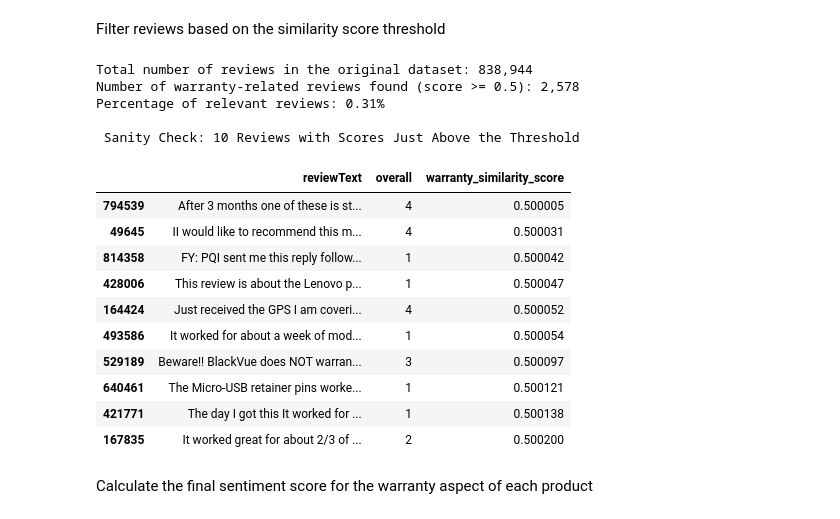
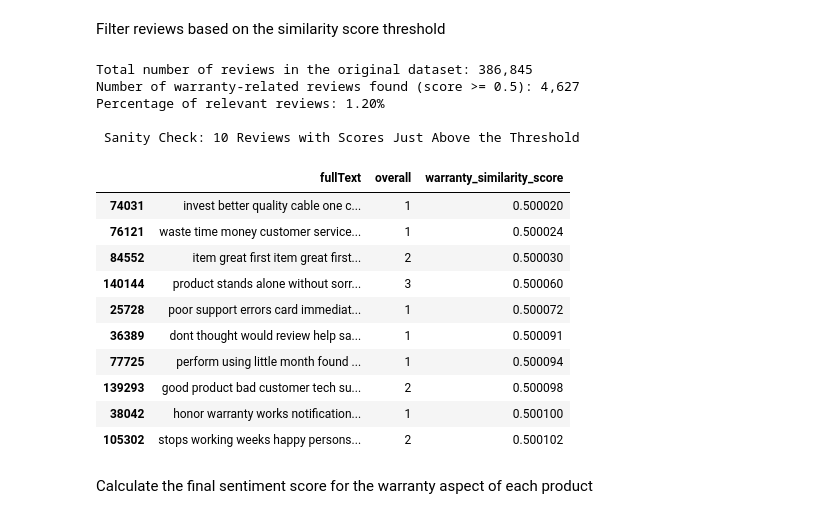
Before and after one commit to elli-saberi/Amazon-reviews-sentiment-analysis, a Jupyter notebook: part2_warranty_sentiment_analysis_using_sentence_bert.ipynb, the cells around one changed output. Drawn from its saved outputs; the diff is of its cells as text; code cells hidden in the pictures.

```diff
--- a/part2_warranty_sentiment_analysis_using_sentence_bert.ipynb
+++ b/part2_warranty_sentiment_analysis_using_sentence_bert.ipynb
@@ -28,7 +28,7 @@ drive.mount('/content/drive')
 # %% [output]
 Mounted at /content/drive
 # %%
-train_path = '/content/drive/My Drive/sentiment analysis-ph2p1/train_data.csv'
+train_path = '/content/drive/My Drive/sentiment analysis-ph2p1/cleaned_balanced_data.csv'
 brand_path = '/content/drive/My Drive/sentiment analysis-ph2p1/title_brand.csv'
 
 train_df = pd.read_csv(train_path)
@@ -73,12 +77,3 @@ Embedding Preview: [-0.01528103  0.01013591  0.03823137 -0.03586568 -0.01068276]
 ------------------------------
 
 Shape of the final embeddings matrix: (3, 384)
-# %%
-# Check for missing values in the reviewText column
-missing_reviews = train_df['reviewText'].isnull().sum()
-print(f"Number of missing reviews in 'reviewText': {missing_reviews}")
-
-# If there are missing values, a simple solution is to fill them with an empty string
-if missing_reviews > 0:
-    train_df['reviewText'].fillna('', inplace=True)
-    print("Filled missing reviews with empty strings.")
@@ -87,12 +80,12 @@ Number of missing reviews in 'reviewText': 0
 # %%
 # Let's grab the list of all reviews
-reviews_list = train_df['reviewText'].tolist()
+reviews_list = train_df['fullText'].tolist()
 
 # Start the timer
 start_time = time.time()
 
 # Encode the reviews.
-review_embeddings = model.encode(reviews_list, show_progress_bar=True, batch_size=128)
+review_embeddings = model.encode(reviews_list, show_progress_bar=False, batch_size=128)
 
 # Stop the timer
 end_time = time.time()
@@ -194,37 +187,37 @@ Filter reviews based on the similarity score threshold
 # %%
 THRESHOLD = 0.5
 
 # Create a new dataframe containing only the reviews that meet our threshold.
 warranty_reviews_df = train_df[train_df['warranty_similarity_score'] >= THRESHOLD].copy()
 
 # Print the results to see how many reviews we have filtered
 print(f"Total number of reviews in the original dataset: {len(train_df):,}")
 print(f"Number of warranty-related reviews found (score >= {THRESHOLD}): {len(warranty_reviews_df):,}")
 print(f"Percentage of relevant reviews: {len(warranty_reviews_df) / len(train_df):.2%}")
 
 
 #Sanity Check: Inspect the reviews near the threshold
 # We look at the reviews with the LOWEST scores that still passed our filter.
 # If these reviews are relevant, our threshold is good. If they are irrelevant, it's too low.
 print("\n Sanity Check: 10 Reviews with Scores Just Above the Threshold")
-display(warranty_reviews_df.sort_values('warranty_similarity_score').head(10)[['reviewText', 'overall', 'warranty_similarity_score']])
+display(warranty_reviews_df.sort_values('warranty_similarity_score').head(10)[['fullText', 'overall', 'warranty_similarity_score']])
 # %% [output]
-Total number of reviews in the original dataset: 838,944
-Number of warranty-related reviews found (score >= 0.5): 2,578
-Percentage of relevant reviews: 0.31%
+Total number of reviews in the original dataset: 386,845
+Number of warranty-related reviews found (score >= 0.5): 4,627
+Percentage of relevant reviews: 1.20%
 
  Sanity Check: 10 Reviews with Scores Just Above the Threshold
-|  | reviewText | overall | warranty_similarity_score |
-| 794539 | After 3 months one of these is st... | 4 | 0.500005 |
-| 49645 | II would like to recommend this m... | 4 | 0.500031 |
-| 814358 | FY: PQI sent me this reply follow... | 1 | 0.500042 |
-| 428006 | This review is about the Lenovo p... | 1 | 0.500047 |
-| 164424 | Just received the GPS I am coveri... | 4 | 0.500052 |
-| 493586 | It worked for about a week of mod... | 1 | 0.500054 |
-| 529189 | Beware!! BlackVue does NOT warran... | 3 | 0.500097 |
-| 640461 | The Micro-USB retainer pins worke... | 1 | 0.500121 |
-| 421771 | The day I got this It worked for ... | 1 | 0.500138 |
-| 167835 | It worked great for about 2/3 of ... | 2 | 0.500200 |
+|  | fullText | overall | warranty_similarity_score |
+| 74031 | invest better quality cable one c... | 1 | 0.500020 |
+| 76121 | waste time money customer service... | 1 | 0.500024 |
+| 84552 | item great first item great first... | 2 | 0.500030 |
+| 140144 | product stands alone without sorr... | 3 | 0.500060 |
+| 25728 | poor support errors card immediat... | 1 | 0.500072 |
+| 36389 | dont thought would review help sa... | 1 | 0.500091 |
+| 77725 | perform using little month found ... | 1 | 0.500094 |
+| 139293 | good product bad customer tech su... | 2 | 0.500098 |
+| 38042 | honor warranty works notification... | 1 | 0.500100 |
+| 105302 | stops working weeks happy persons... | 2 | 0.500102 |
 # %% [markdown]
 Calculate the final sentiment score for the warranty aspect of each product
 # %%
```
Also changed, not shown: parts of 9 cells of this notebook.
